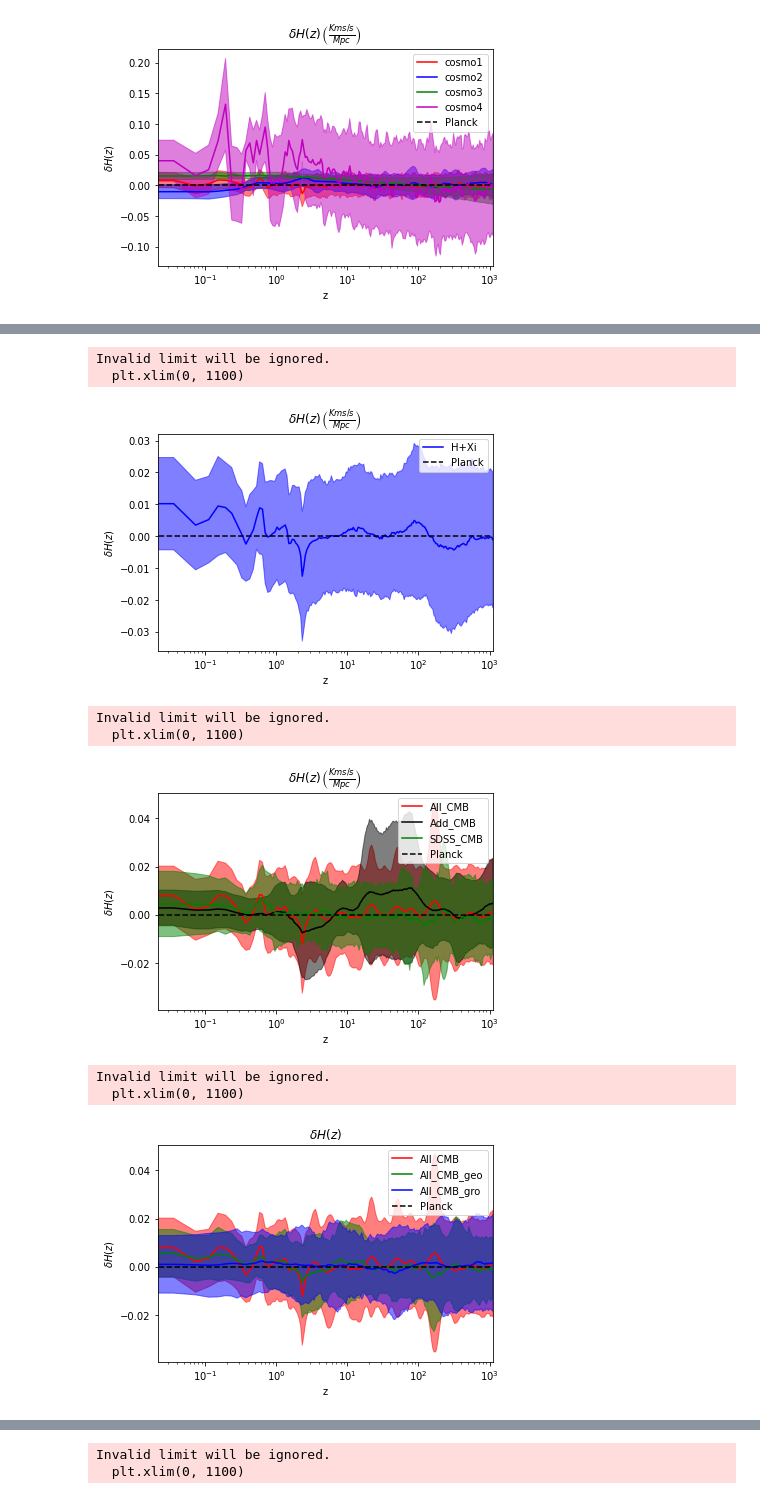
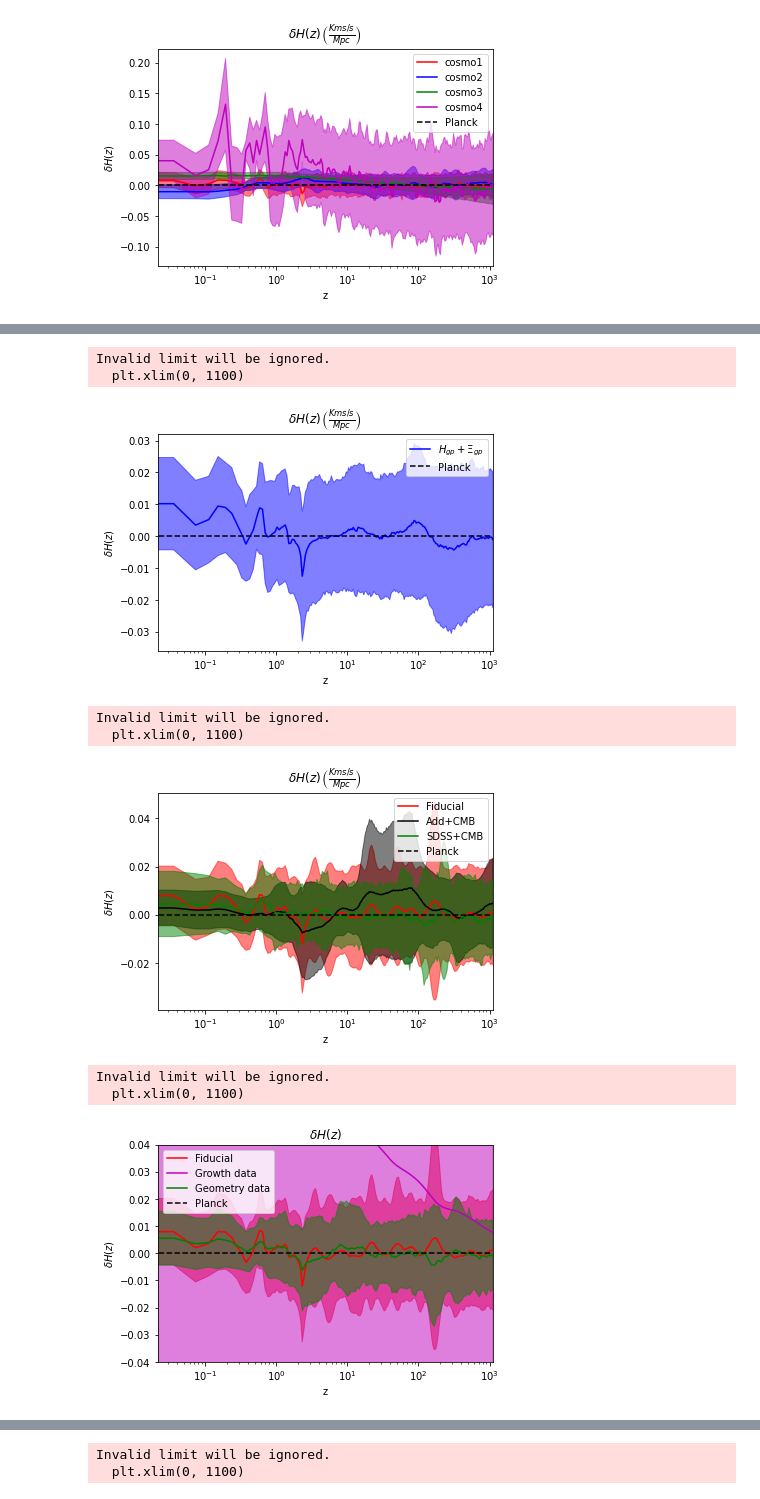
Before and after one commit to JaimeRZP/Growz, a Jupyter notebook: notebooks/plotting.ipynb, the cells around one changed output, grey strips where cells are left out. Saved outputs shown, nothing was run; the diff lists cells and outputs as text; code cells hidden in the pictures.

```diff
--- a/notebooks/plotting.ipynb
+++ b/notebooks/plotting.ipynb
@@ -368,26 +368,26 @@ All_CMB_gro.files
 WFIRST_CMB_samples = make_samples(WFIRST_CMB, ['n', 'l', 'H0_gp', 'omega_m',  'omega_b'], ranges, 'WFIRST+CMB')
 DESI_samples = make_samples(DESI, ['l', 'H0_gp', 'omega_m',  's80', 'S80'], ranges, 'DESI')
 DESI_CMB_samples = make_samples(DESI_CMB, ['n', 'l', 'H0_gp', 'omega_m',  'omega_b', 's80', 'S80'], ranges, 'DESI+CMB')
-All_samples = make_samples(All, ['l', 'H0', 'omega_b', 'omega_m', 's80', 'S80'], ranges, 'All')
-All_CMB_samples = make_samples(All_CMB, ['n', 'l', 'H0_gp', 'omega_b', 'omega_m', 's80', 'S80'], ranges, 'All+CMB')
+All_samples = make_samples(All, ['l', 'H0', 'omega_b', 'omega_m', 's80', 'S80'], ranges, 'No CMB')
+All_CMB_samples = make_samples(All_CMB, ['n', 'l', 'H0_gp', 'omega_b', 'omega_m', 's80', 'S80'], ranges, 'Fiducial')
 All_CMB_hp_samples = make_samples(All_CMB_hp, ['H0_gp', 'omega_b', 'omega_m', 's80', 'S80'],
-                                      ranges, 'All+CMB_hp')
+                                      ranges, 'Fixed HP')
 All_CMB_fm_samples = make_samples(All_CMB_fm, ['n', 'l', 'H0_gp', 'omega_b', 'omega_m', 'omega_m_geo', 's80', 'S80'],
-                                           ranges, 'All+CMB_fm')
+                                           ranges, 'Free $\omega_m^{mean}$')
 All_CMB_geo_samples = make_samples(All_CMB_geo, ['n', 'l', 'H0_gp', 'omega_b'],
-                                           ranges, 'All+CMB_geo')
+                                           ranges, 'Geometry data')
 All_gro_samples = make_samples(All_gro, ['n', 'l', 'H0_gp', 'omega_m', 's80', 'S80'],
-                                           ranges, 'All_gro')
+                                           ranges, 'Growth data')
 All_CMB_gro_samples = make_samples(All_CMB_gro, ['n', 'l', 'H0_gp', 'omega_b', 'omega_m', 'omega_m_geo', 's80', 'S80'],
-                                           ranges, 'All+CMB_gro')
+                                           ranges, 'Growth+CMB data')
 All_CMB_gro_hp_samples = make_samples(All_CMB_gro_hp, ['H0_gp', 'omega_b', 'omega_m', 'omega_m_geo', 's80', 'S80'],
-                                           ranges, 'All+CMB_gro_hp')
+                                           ranges, 'Growth+CMB+Fixed HP data')
 All_CMB_wmean_samples = MCSamples(samples=[All_CMB_fm['l'], All_CMB_fm['omega_m_geo']], names=['l', 'omega_m'],
-                                  labels=['l','\omega_m'],label='All+CMB_geo', ranges=ranges)
+                                  labels=['l','\omega_m'],label='Geometry data', ranges=ranges)
 All_CMB_Xi_samples = make_samples(All_CMB_Xi, ['n', 'l', 'H0_gp', 'omega_b', 'omega_m', 's80', 'S80'],
-                                      ranges, 'All+CMB_Xi')
+                                      ranges, 'Xi_{gp}')
 All_CMB_Xi_full_samples = make_samples(All_CMB_Xi_full, ['n_H', 'l_H', 'n_Xi', 'l_Xi', 'H0_gp', 'omega_b', 'omega_m', 's80', 'S80'],
-                                      ranges, 'All+CMB_Xi_full')
+                                      ranges, '$H_{gp}+\Xi_{gp}$')
 SDSS_samples = make_samples(SDSS, ['n', 'l', 'H0_gp', 'Omega_m', 'Omega_b', 's80', 'S80'], ranges, 'SDSS')
 SDSS_CMB_samples = make_samples(SDSS_CMB, ['n', 'l', 'H0_gp', 'omega_m', 'omega_b', 's80', 'S80'],
                                       ranges, 'SDSS+CMB')
@@ -753,5 +753,5 @@ Invalid limit will be ignored.
 # %%
-plt.plot(z_arr,  dH_All_CMB_Xi_full_m, color ='b', label='H+Xi ')
+plt.plot(z_arr,  dH_All_CMB_Xi_full_m, color ='b', label='$H_{gp}+\Xi_{gp}$')
 plt.fill_between(z_arr, dH_All_CMB_Xi_full_m+dH_All_CMB_Xi_full_s,
                  dH_All_CMB_Xi_full_m-dH_All_CMB_Xi_full_s, color='b', alpha=.5)
 
@@ -770,17 +770,17 @@ plt.legend();
 # %% [output]
 Invalid limit will be ignored.
   plt.xlim(0, 1100)
-[figure, old version]
+[figure, new version]
 # %%
-plt.plot(z_arr,  dH_All_CMB_m, color ='r', label='All_CMB')
+plt.plot(z_arr,  dH_All_CMB_m, color ='r', label='Fiducial')
 plt.fill_between(z_arr, dH_All_CMB_m+dH_All_CMB_s,
                  dH_All_CMB_m-dH_All_CMB_s, color='r', alpha=.5)
 
-plt.plot(z_arr,  dH_Add_CMB_m, color ='k', label='Add_CMB')
+plt.plot(z_arr,  dH_Add_CMB_m, color ='k', label='Add+CMB')
 plt.fill_between(z_arr, dH_Add_CMB_m+dH_Add_CMB_s,
                  dH_Add_CMB_m-dH_Add_CMB_s, color='k', alpha=.5)
 
-plt.plot(z_arr,  dH_SDSS_CMB_m, color ='g', label='SDSS_CMB')
+plt.plot(z_arr,  dH_SDSS_CMB_m, color ='g', label='SDSS+CMB')
 plt.fill_between(z_arr, dH_SDSS_CMB_m+dH_SDSS_CMB_s,
                  dH_SDSS_CMB_m-dH_SDSS_CMB_s, color='gk', alpha=.5)
 
@@ -802,36 +802,37 @@ plt.savefig('/mnt/c/Users/Jaime/Desktop/PhD/gp_figures/dH_gp_data.pdf')
 # %% [output]
 Invalid limit will be ignored.
   plt.xlim(0, 1100)
-[figure, old version]
+[figure, new version]
 # %%
-plt.plot(z_arr,  dH_All_CMB_m, color ='r', label='All_CMB')
+plt.plot(z_arr,  dH_All_CMB_m, color ='r', label='Fiducial')
 plt.fill_between(z_arr, dH_All_CMB_m+dH_All_CMB_s,
                  dH_All_CMB_m-dH_All_CMB_s, color='r', alpha=.5)
 
-#plt.plot(z_arr,  dH_All_gro_m, color ='m', label='All_gro')
-#plt.fill_between(z_arr, dH_All_gro_m+dH_All_gro_s,
-#                 dH_All_gro_m-dH_All_gro_s, color='m', alpha=.5)
+plt.plot(z_arr,  dH_All_gro_m, color ='m', label='Growth data')
+plt.fill_between(z_arr, dH_All_gro_m+dH_All_gro_s,
+                 dH_All_gro_m-dH_All_gro_s, color='m', alpha=.5)
 
-plt.plot(z_arr,  dH_All_CMB_geo_m, color ='g', label='All_CMB_geo')
+plt.plot(z_arr,  dH_All_CMB_geo_m, color ='g', label='Geometry data')
 plt.fill_between(z_arr, dH_All_CMB_geo_m+dH_All_CMB_geo_s,
                  dH_All_CMB_geo_m-dH_All_CMB_geo_s, color='g', alpha=.5)
 
-plt.plot(z_arr,  dH_All_CMB_gro_m, color ='b', label='All_CMB_gro')
-plt.fill_between(z_arr, dH_All_CMB_gro_m+dH_All_CMB_gro_s,
-                 dH_All_CMB_gro_m-dH_All_CMB_gro_s, color='b', alpha=.5)
+#plt.plot(z_arr,  dH_All_CMB_gro_m, color ='b', label='All_CMB_gro')
+#plt.fill_between(z_arr, dH_All_CMB_gro_m+dH_All_CMB_gro_s,
+#                 dH_All_CMB_gro_m-dH_All_CMB_gro_s, color='b', alpha=.5)
 
 plt.plot(z_planck, np.zeros_like(z_planck), 'k--', label='Planck')
 
 plt.xscale('log')
 plt.xlim(0, 1100)
+plt.ylim(-.04, .04)
 plt.xlabel("z")
 plt.ylabel(r"$ \delta H(z)$")
 plt.title(r"$\delta H(z)$")
 plt.legend();
 
-os.remove('/mnt/c/Users/Jaime/Desktop/PhD/gp_figures/dH_gp_data.pdf')
-plt.savefig('/mnt/c/Users/Jaime/Desktop/PhD/gp_figures/dH_gp_data.pdf')
+os.remove('/mnt/c/Users/Jaime/Desktop/PhD/gp_figures/dH_gp_geo_vs_gro.pdf')
+plt.savefig('/mnt/c/Users/Jaime/Desktop/PhD/gp_figures/dH_gp_geo_vs_gro.pdf')
 # %% [output]
 Invalid limit will be ignored.
   plt.xlim(0, 1100)
-[figure, old version]
+[figure, new version]
```
Also changed, not shown: parts of 34 cells of this notebook, 2 other files.
